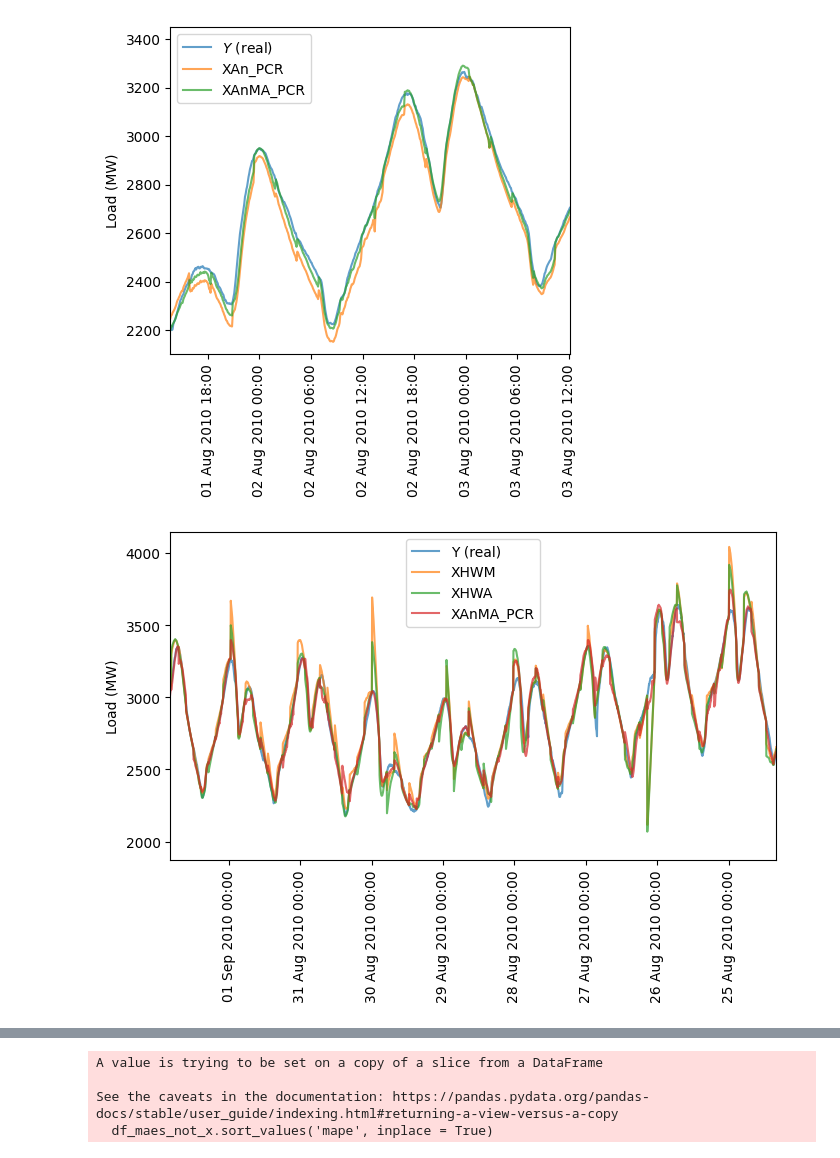
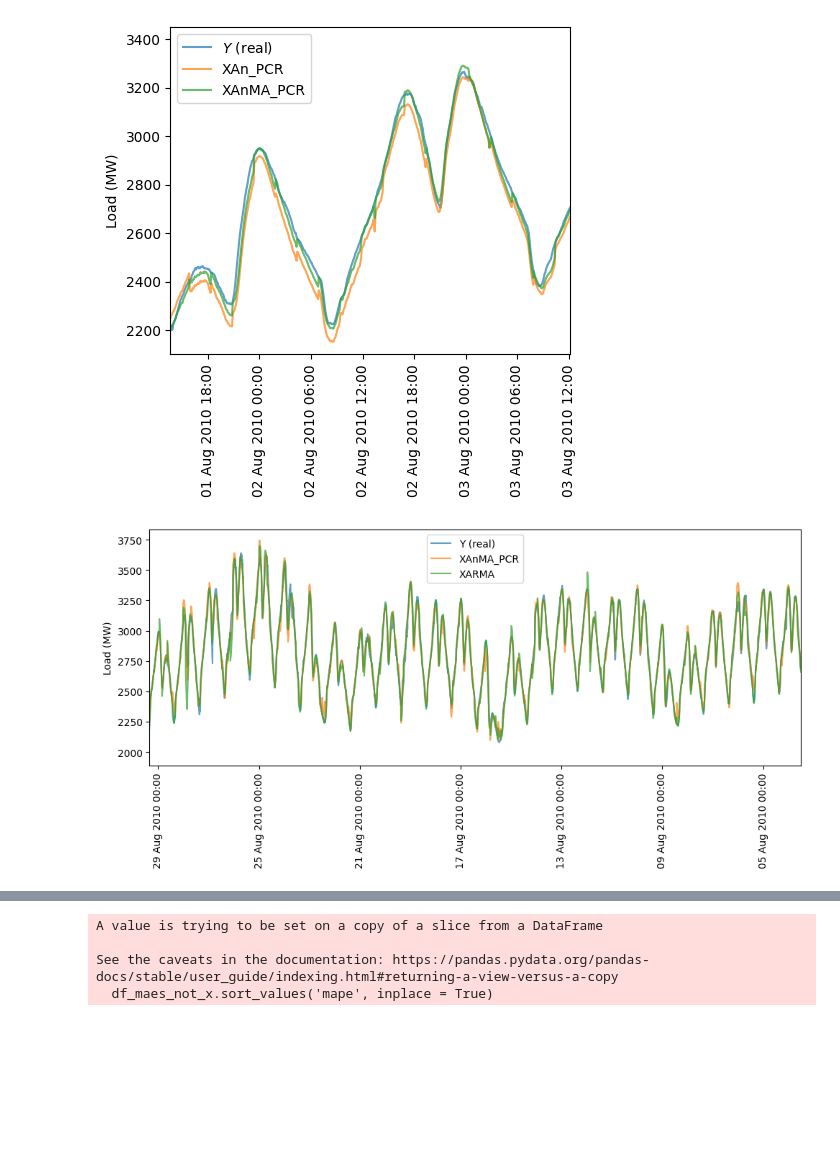
Before and after one commit to urieliram/analog, a Jupyter notebook: test2.ipynb, the cells around one changed output, grey strips where cells are left out. Drawn from its saved outputs; the diff is of its cells as text; code cells hidden in the pictures; blank space fills up the shorter version.

Commit message:
Actualizaciòn con resultados de ARMA

```diff
--- a/test2.ipynb
+++ b/test2.ipynb
@@ -78,2 +58,6 @@ df
+# %%
+## Directorio de Figuras
+dir = 'results/imgs/'
+#!mkdir results/imgs/
 # %%
 directory = 'results/data/Season A'
@@ -284,29 +264,29 @@ plt.show()
 # %% [output]
 [figure]
 # %%
-dict_best=(['XHWM', 'XHWA', 'XAnMA_PCR'] )
-plt.figure(figsize=(7, 5))
+dict_best=(['XAnMA_PCR', 'XARMA'] )
+plt.figure(figsize=(10, 5))
 ax = plt.gca()
 myFmt = mdates.DateFormatter("%d %b %Y %H:%M")
 ax.xaxis.set_major_formatter(myFmt)
 plt.plot(df_serie4_sel_copy.Date, df_serie4_sel_copy.SERIE4, label='Y (real)', alpha = 0.7)
 for k in dict_best:
     dict_df[k]['Date'] = dates_by_index
     plt.plot(dict_df[k].Date, dict_df[k].y_pred, label=k, alpha = 0.7, markersize=4)#,marker='x'
 
-plt.xlim(dates_by_index.iloc[[61220-40247 , 61777-43247]]) #[61220- 49247,61777- 49247]
+plt.xlim(dates_by_index.iloc[[61220-41247 , 61777-49247]]) #[61220- 49247,61777- 49247]
 plt.xticks(rotation = 90)
 #plt.ylim([2200,3450])
 # plt.plot(df_serie4_per['index'], df_serie4_per.SERIE4, label='Persistence') FAIL!
 plt.ylabel('Load (MW)')
 
 plt.legend()
 # plt.legend(bbox_to_anchor=(1, 0.8), ncol = 2)
 plt.tight_layout()
-plt.savefig('results/imgs/episode1.pdf', transparent=True)
+plt.savefig(dir+'episode1.pdf', transparent=True)
 plt.show()
 # %% [output]
-[figure, old version]
+[figure, new version]
 # %%
 plt.figure(figsize=(10, 5))
 for k in dict_df.keys():
```
Also changed, not shown: parts of 26 cells of this notebook, 5 other files.
